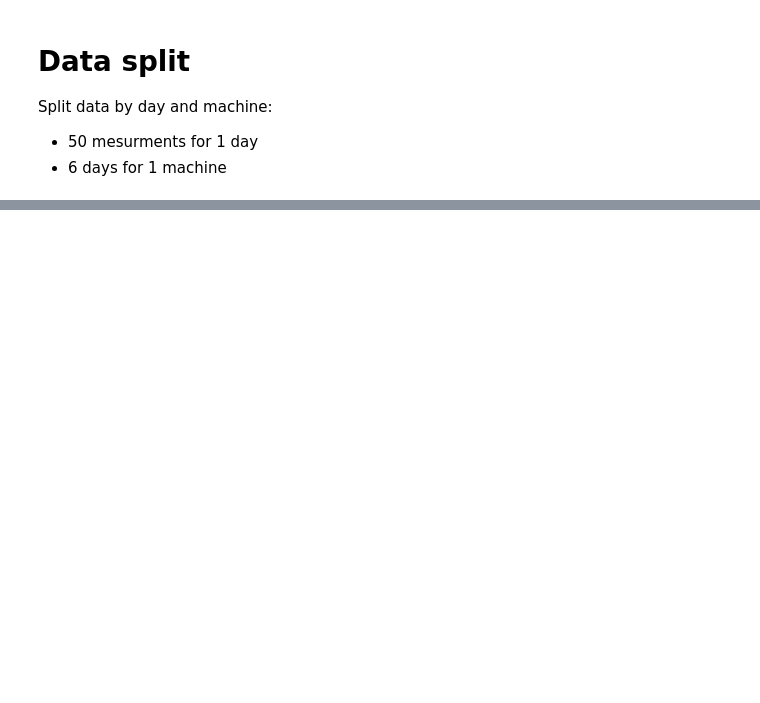
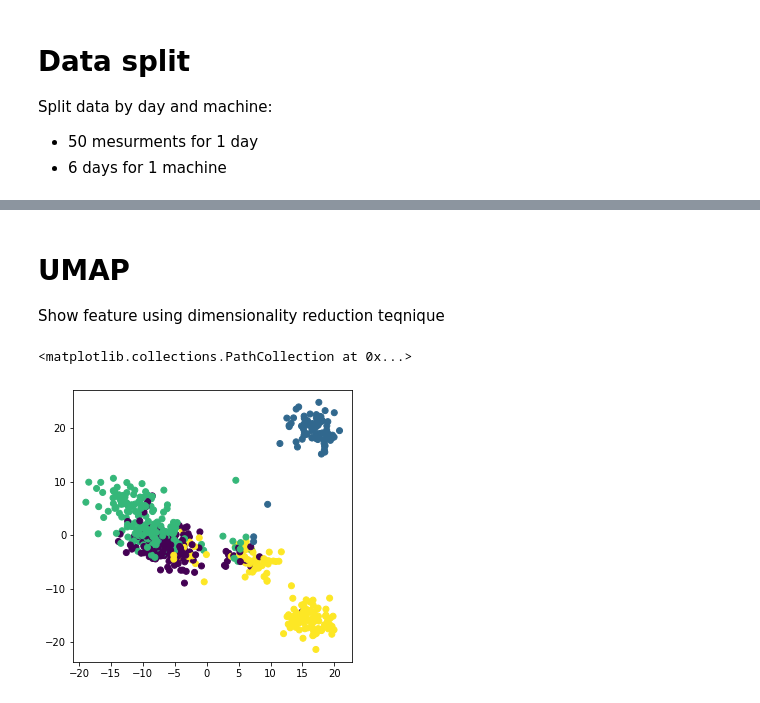
Before and after one commit to MarcoDiFrancesco/SmartElevator, a Jupyter notebook: 6-feature-extractor.ipynb, the cells around one changed output, grey strips where cells are left out. Cells and saved outputs as stored; diff of their text form; code cells hidden in the pictures; blank space fills up the shorter version.

```diff
--- a/6-feature-extractor.ipynb
+++ b/6-feature-extractor.ipynb
@@ -210,0 +262,10 @@ dict_keys(['mean', 'rms', 'variance', 'skewness', 'kurtosis', 'max_value', 'peak
+# %%
+def peak_value(df):
+    df = df.abs()
+    df = df.groupby(["machine", "day"])
+    df = df.max()
+    return df
+
+
+df_peak = peak_value(df_day_drop)
+df_peak.head()
@@ -210,0 +281,10 @@ dict_keys(['mean', 'rms', 'variance', 'skewness', 'kurtosis', 'max_value', 'peak
+# %%
+def crest_factor(df):
+    df_peak = peak_value(df)
+    df_rms = rms(df)
+    df = df_peak / df_rms
+    return df
+
+
+df_crest = crest_factor(df_day_drop)
+df_crest.head()
@@ -242,0 +348,16 @@ Add back
+# %%
+df_cd = import_df("5-kmeans-clustering-output.json")
+
+df_cd = get_days(df_cd)
+df_cd = df_cd.groupby(["machine", "day"]).first()
+df_cd = df_cd.add_suffix("_cd")
+
+df_all = df_merge.join(df_cd)
+# Merge with labels: bearing, magnet, electricity, rotor
+df_all = df_all.join(df_labels)
+
+df_all.head()
+df_all = df_all.reset_index()
+
+export_df(df_all, "6-feature-extractor-output.json")
+df_all.head()
@@ -242,0 +372,13 @@ Add back
+# %% [markdown]
+# UMAP
+Show feature using dimensionality reduction teqnique
+# %%
+reducer = PCA()
+df_all = df_all.drop(["machine", "day"], axis=1)
+out = reducer.fit_transform(df_all)
+# %%
+plt.figure(figsize=(5, 5))
+plt.scatter(out[:, 0], out[:, 1], c=df_all.kmeans_label_cd)
+# %% [output]
+<matplotlib.collections.PathCollection at 0x...>
+[figure, added]
```
Also changed, not shown: parts of 24 cells of this notebook, 13 other files.
